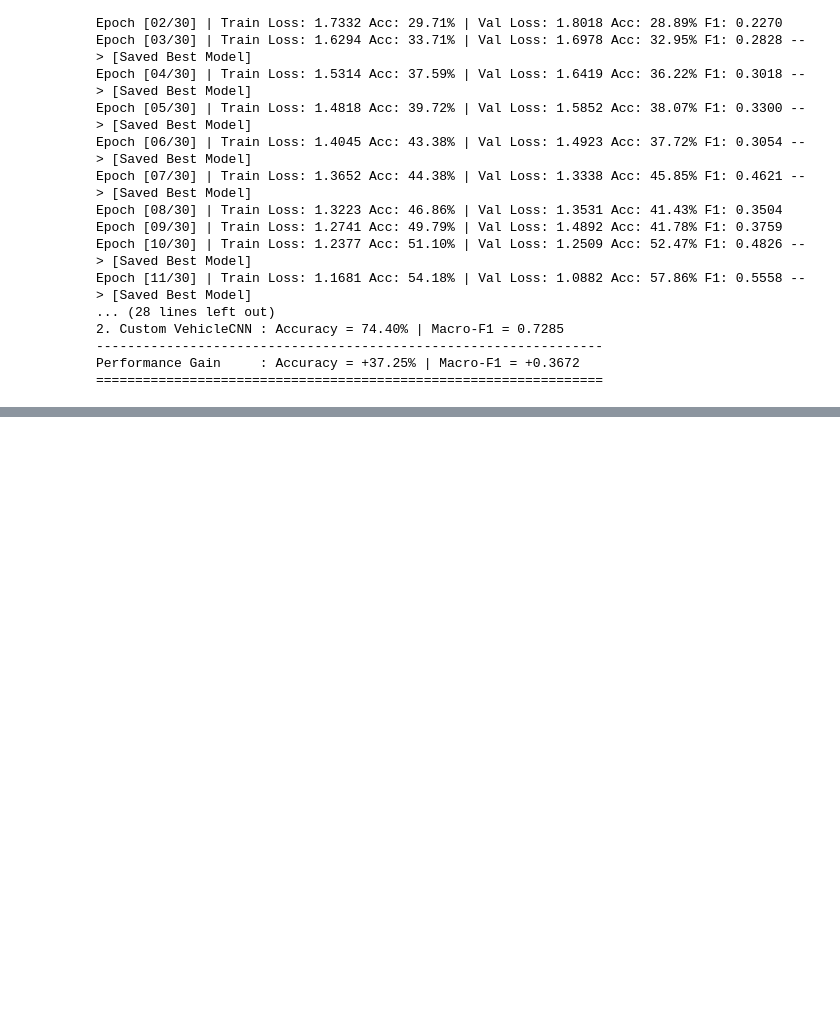
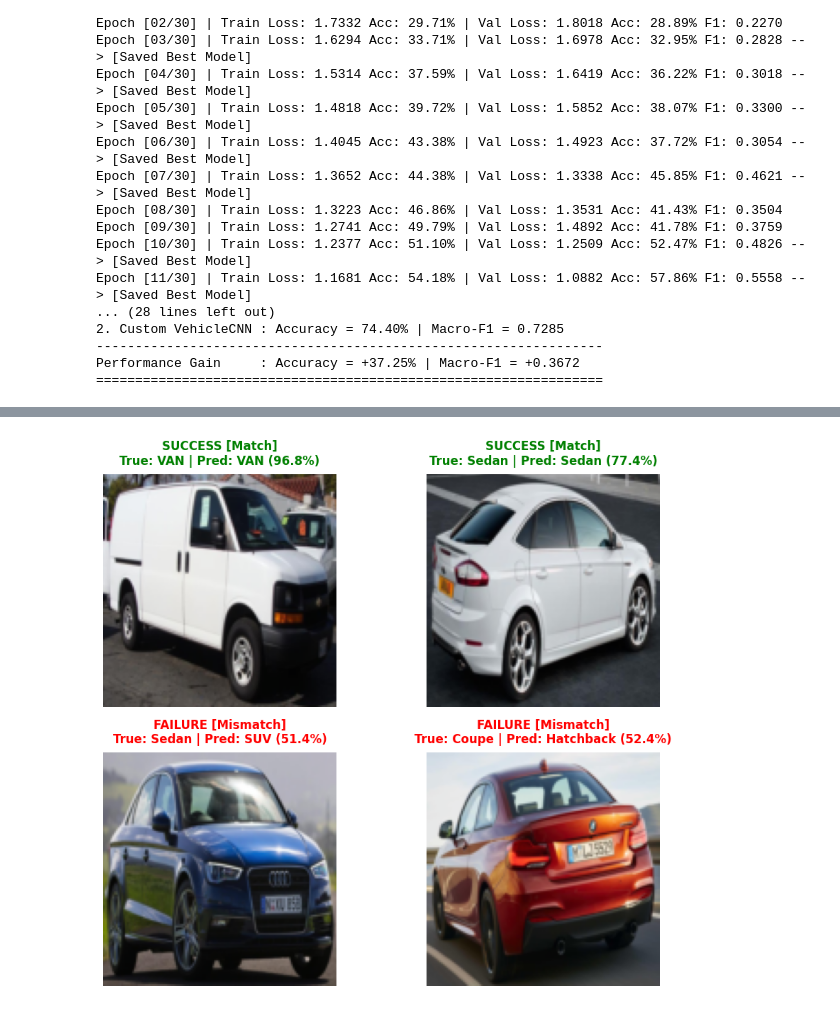
Before and after one commit to userxx004/car-body-type-classification, a Jupyter notebook: car_body_type_classification.ipynb, the cells around one changed output, grey strips where cells are left out. Cells and saved outputs as stored; diff of their text form; code cells hidden in the pictures; blank space fills up the shorter version.

```diff
--- a/car_body_type_classification.ipynb
+++ b/car_body_type_classification.ipynb
@@ -401,0 +470,83 @@ Performance Gain     : Accuracy = +37.25% | Macro-F1 = +0.3672
+# %%
+# ==========================================
+# Step 8: Success vs Failure Qualitative Visual Analysis
+# ==========================================
+
+import torch.nn.functional as F
+
+proposed_model.eval()
+all_images = []
+all_true = []
+all_preds = []
+all_confs = []
+
+# ดึงภาพ ป้ายกำกับจริง ผลทำนาย และค่าความมั่นใจ (Softmax Confidence)
+with torch.no_grad():
+    for images, labels in test_loader:
+        images_dev = images.to(device)
+        outputs = proposed_model(images_dev)
+        probs = F.softmax(outputs, dim=1)
+        confs, preds = torch.max(probs, dim=1)
+
+        all_images.append(images.cpu())
+        all_true.extend(labels.numpy())
+        all_preds.extend(preds.cpu().numpy())
+        all_confs.extend(confs.cpu().numpy())
+
+all_images = torch.cat(all_images, dim=0)
+all_true = np.array(all_true)
+all_preds = np.array(all_preds)
+all_confs = np.array(all_confs)
+
+correct_indices = np.where(all_true == all_preds)[0]
+incorrect_indices = np.where(all_true != all_preds)[0]
+
+# จัดกลุ่มตัวอย่างที่ทายถูกแยกตามประเภทคลาส
+correct_by_class = {}
+for idx in correct_indices:
+    c_name = class_names[all_true[idx]]
+    if c_name not in correct_by_class:
+        correct_by_class[c_name] = []
+    correct_by_class[c_name].append(idx)
+
+# เลือก 2 คลาสที่แตกต่างกันสำหรับ SUCCESS (เช่น VAN และ Sedan เพื่อความหลากหลาย)
+# สามารถเปลี่ยนชื่อคลาสในลิสต์นี้เป็น 'SUV' หรือ 'Pick-Up' ได้ตามต้องการ
+target_success_classes = ['VAN', 'Sedan']
+# random.seed(SEED)
+sample_correct = [random.choice(correct_by_class[c]) for c in target_success_classes]
+
+# สำหรับ FAILURE สุ่มเคสที่ทายผิดมา 2 ภาพ
+sample_incorrect = random.sample(list(incorrect_indices), 2)
+
+selected_indices = sample_correct + sample_incorrect
+titles = ["SUCCESS [Match]"] * len(sample_correct) + ["FAILURE [Mismatch]"] * len(sample_incorrect)
+colors = ['green'] * len(sample_correct) + ['red'] * len(sample_incorrect)
+
+# ค่า Mean และ Std สำหรับแปลงภาพกลับเป็นสีธรรมชาติ (Denormalize)
+mean = np.array([0.485, 0.456, 0.406])
+std = np.array([0.229, 0.224, 0.225])
+
+fig, axes = plt.subplots(2, 2, figsize=(10, 8))
+axes = axes.flatten()
+
+for i, idx in enumerate(selected_indices):
+    img = all_images[idx].permute(1, 2, 0).numpy()
+    img = img * std + mean
+    img = np.clip(img, 0, 1)
+
+    true_label = class_names[all_true[idx]]
+    pred_label = class_names[all_preds[idx]]
+    conf = all_confs[idx] * 100
+
+    axes[i].imshow(img)
+    axes[i].axis('off')
+    title_text = f"{titles[i]}\nTrue: {true_label} | Pred: {pred_label} ({conf:.1f}%)"
+    axes[i].set_title(title_text, color=colors[i], fontsize=12, fontweight='bold', pad=10)
+
+plt.tight_layout()
+plt.savefig("outputs/success_vs_failure.png", dpi=300, bbox_inches='tight')
+plt.show()
+
+print("Saved qualitative inspection to outputs/success_vs_failure.png successfully.")
+# %% [output]
+[figure, added]
```
Also changed, not shown: parts of 2 cells of this notebook.
